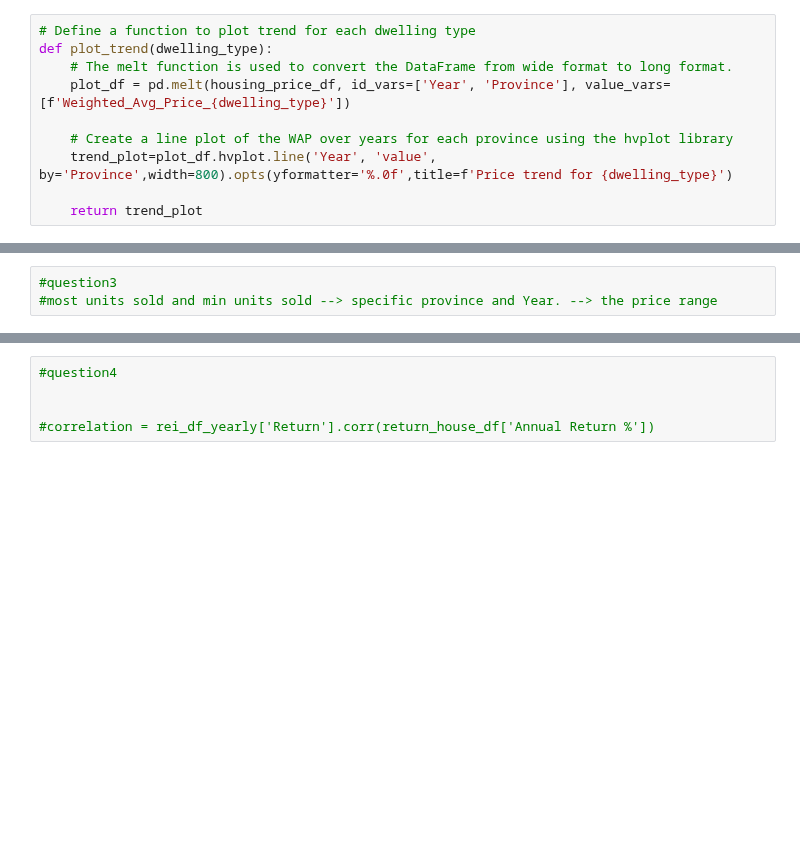
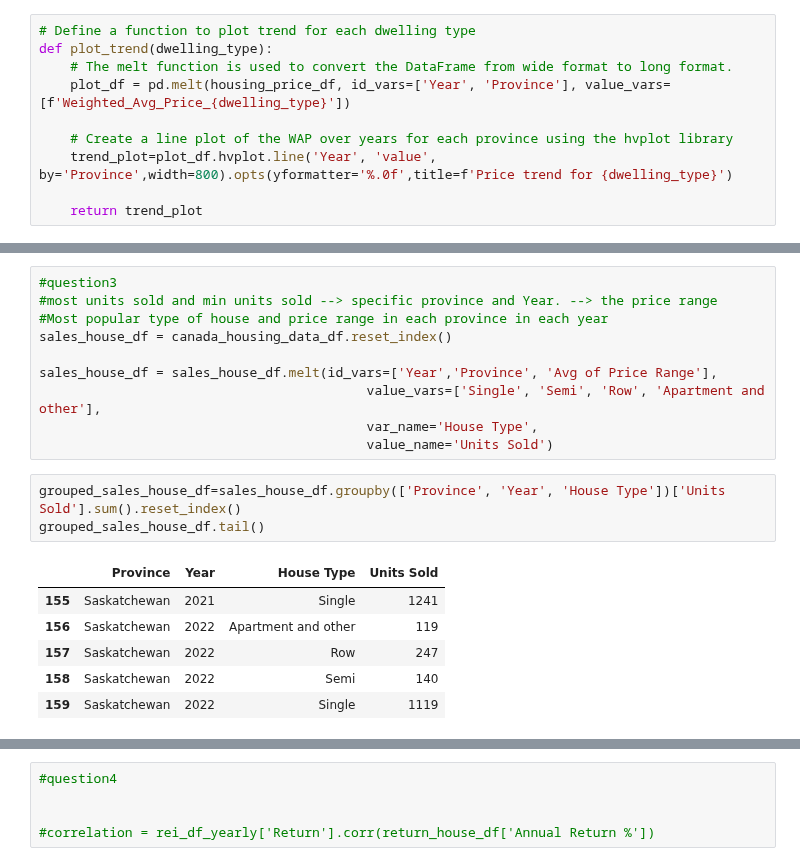
Before and after one commit to xiaotiancaixmy/CYBERNEST_HousingON, a Jupyter notebook: Canada_Housing_Price_Data_Analysis.ipynb, the cells around one changed output, grey strips where cells are left out. Drawn from its saved outputs; the diff is of its cells as text; blank space fills up the shorter version.

```diff
--- a/Canada_Housing_Price_Data_Analysis.ipynb
+++ b/Canada_Housing_Price_Data_Analysis.ipynb
@@ -211,3 +286,20 @@ return_house_df['Annual Return %'].dropna().hvplot.bar(groupby='Year',rot=30,hei
 # %%
 #question3
 #most units sold and min units sold --> specific province and Year. --> the price range
+#Most popular type of house and price range in each province in each year
+sales_house_df = canada_housing_data_df.reset_index()
+
+sales_house_df = sales_house_df.melt(id_vars=['Year','Province', 'Avg of Price Range'],
+                                          value_vars=['Single', 'Semi', 'Row', 'Apartment and other'],
+                                          var_name='House Type',
+                                          value_name='Units Sold')
+# %%
+grouped_sales_house_df=sales_house_df.groupby(['Province', 'Year', 'House Type'])['Units Sold'].sum().reset_index()
+grouped_sales_house_df.tail()
+# %% [output]
+|  | Province | Year | House Type | Units Sold |
+| 155 | Saskatchewan | 2021 | Single | 1241 |
+| 156 | Saskatchewan | 2022 | Apartment and other | 119 |
+| 157 | Saskatchewan | 2022 | Row | 247 |
+| 158 | Saskatchewan | 2022 | Semi | 140 |
+| 159 | Saskatchewan | 2022 | Single | 1119 |
```
Also changed, not shown: parts of 12 cells of this notebook.
